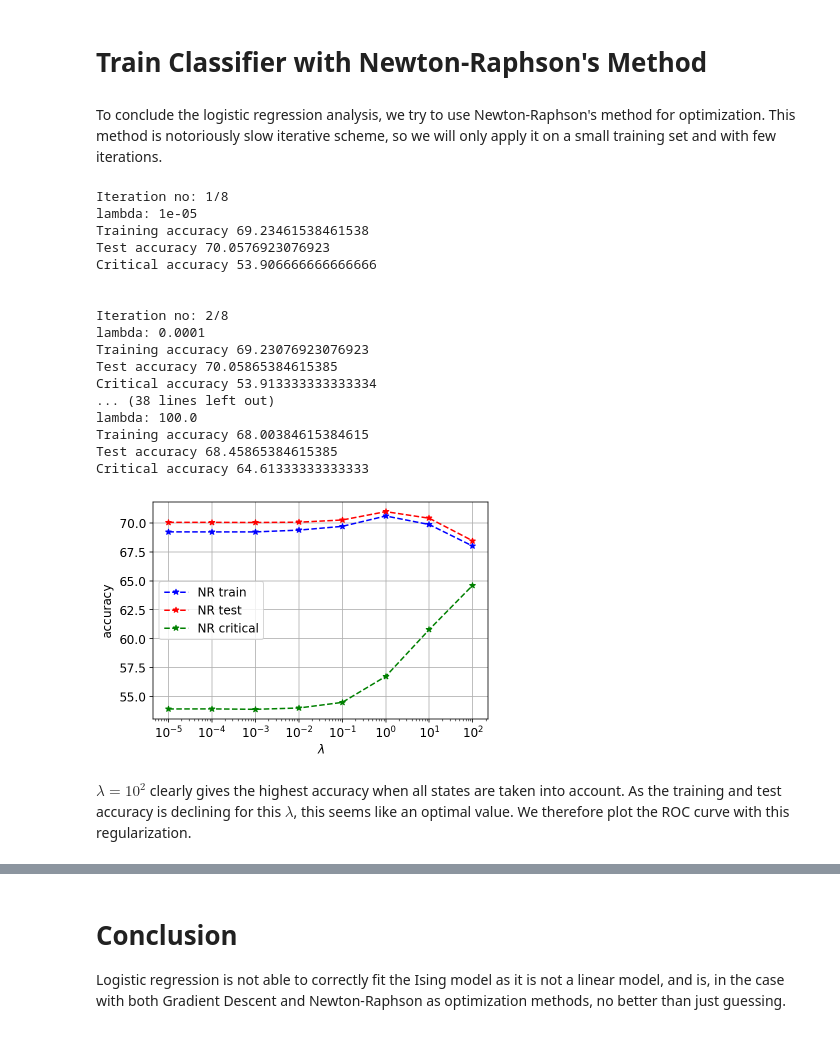
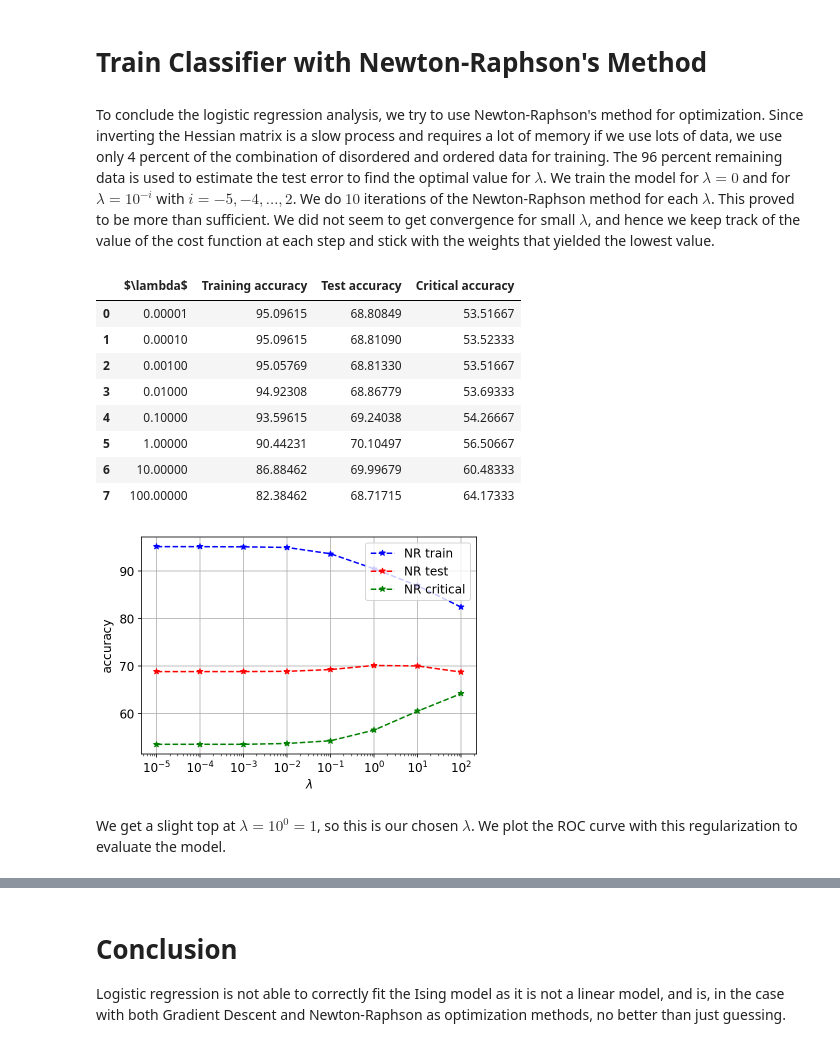
Before and after one commit to Anduron/FYS-STK4155-Project2, a Jupyter notebook: notebooks/logreg_ising.ipynb, the cells around one changed output, grey strips where cells are left out. Drawn from its saved outputs; the diff is of its cells as text; code cells hidden in the pictures.

Commit message:
Update Newton-Raphson ising analysis

```diff
--- a/notebooks/logreg_ising.ipynb
+++ b/notebooks/logreg_ising.ipynb
@@ -402,69 +402,66 @@ LogisticRegression AUC (Critical): 0.5
 [figure]
 # %% [markdown]
 # Train Classifier with Newton-Raphson's Method
-# %% [markdown]
-To conclude the logistic regression analysis, we try to use Newton-Raphson's method for optimization. This method is notoriously slow iterative scheme, so we will only apply it on a small training set and with few iterations.
+# %% [markdown]
+To conclude the logistic regression analysis, we try to use Newton-Raphson's method for optimization. Since inverting the Hessian matrix is a slow process and requires a lot of memory if we use lots of data, we use only 4 percent of the combination of disordered and ordered data for training. The 96 percent remaining data is used to estimate the test error to find the optimal value for $\lambda$. We train the model for $\lambda=0$ and for $\lambda=10^{-i}$ with $i=-5,-4,\ldots,2$. We do $10$ iterations of the Newton-Raphson method for each $\lambda$. This proved to be more than sufficient. We did not seem to get convergence for small $\lambda$, and hence we keep track of the value of the cost function at each step and stick with the weights that yielded the lowest value.
 # %%
-# Initialize instance, use a low number of iterations in order to see the results in this life
-logreg_nr = LogisticRegression(n_iter=5)
+# Initialize instance, use only 1 iteration in order to keep track of the accuracy at each step
+logreg_nr = LogisticRegression(n_iter=1)
 
-# use only 4 percent of the data in Newton-Raphson
+# Use only 4 percent of the data in Newton-Raphson
 X_train_nr, X_test_nr, y_train_nr, y_test_nr = logreg_nr.split_data(X, y, test_ratio=0.96)
 
 lmbdas = np.logspace(-5, 2, 8)
 train_accuracy_nr = np.zeros(lmbdas.shape,np.float64)
 test_accuracy_nr = np.zeros(lmbdas.shape,np.float64)
 critical_accuracy_nr = np.zeros(lmbdas.shape,np.float64)
+weights_nr = []
 
 for i, lmbda in enumerate(lmbdas):
         logreg_nr.set_penalty(lmbda)
-        logreg_nr.fit(X_train_nr, y_train_nr, method='NR')
+        weights = np.zeros(X.shape[1] + 1)
+        lowest_cost = np.inf
+        optimal_weights = weights
+        for j in range(10):
+            weights = logreg_nr.fit(X_train_nr, y_train_nr, method='NR', weights=weights)
+            cost = logreg_nr.cost()
+            if cost < lowest_cost:
+                train_acc = logreg_nr.accuracy(X_train_nr, y_train_nr)
+                test_acc = logreg_nr.accuracy(X_test_nr, y_test_nr)
+                critical_acc = logreg_nr.accuracy(X_critical, y_critical)
+                optimal_weights = weights
 
-        train_acc = logreg_nr.accuracy(X_train, y_train)
-        test_acc = logreg_nr.accuracy(X_test, y_test)
-        critical_acc = logreg_nr.accuracy(X_critical, y_critical)
-        train_accuracy_nr[i] = train_acc
-        test_accuracy_nr[i] = test_acc
-        critical_accuracy_nr[i] = critical_acc
+train_accuracy_nr[i] = train_acc
+test_accuracy_nr[i] = test_acc
+critical_accuracy_nr[i] = critical_acc
+weights_nr.append(optimal_weights)
 
-        print()
-        print(f'Iteration no: {i + 1}/8')
-        print("lambda:", lmbda)
-        print('Training accuracy', train_acc)
-        print('Test accuracy', test_acc)
-        print('Critical accuracy', critical_acc)
-        print()
+df_nr_accuracy = pd.DataFrame({'$\lambda$': lmbdas, 'Training accuracy': train_accuracy_nr, 'Test accuracy': test_accuracy_nr, 'Critical accuracy': critical_accuracy_nr})
+latex_table(df_nr_accuracy, "nr_accuracy.tex")
+display(df_nr_accuracy)
 
 # Plot accuracy
 fig1 = plt.gcf()
 plt.semilogx(lmbdas,train_accuracy_nr,'*--b',label='NR train')
 plt.semilogx(lmbdas,test_accuracy_nr,'*--r',label='NR test')
 plt.semilogx(lmbdas,critical_accuracy_nr,'*--g',label='NR critical')
 plt.xlabel('$\\lambda$')
 plt.ylabel('$\\mathrm{accuracy}$')
 plt.grid()
 plt.legend()
 fig1.savefig(fig_path("log_acc_nr.pdf"), bbox_inches='tight')
 plt.show()
 # %% [output]
-Iteration no: 1/8
-lambda: 1e-05
-Training accuracy 69.23461538461538
-Test accuracy 70.0576923076923
-Critical accuracy 53.906666666666666
-
-
-Iteration no: 2/8
-lambda: 0.0001
-Training accuracy 69.23076923076923
-Test accuracy 70.05865384615385
-Critical accuracy 53.913333333333334
-... (38 lines left out)
-lambda: 100.0
-Training accuracy 68.00384615384615
-Test accuracy 68.45865384615385
-Critical accuracy 64.61333333333333
+|  | $\lambda$ | Training accuracy | Test accuracy | Critical accuracy |
+| 0 | 0.00001 | 95.09615 | 68.80849 | 53.51667 |
+| 1 | 0.00010 | 95.09615 | 68.81090 | 53.52333 |
+| 2 | 0.00100 | 95.05769 | 68.81330 | 53.51667 |
+| 3 | 0.01000 | 94.92308 | 68.86779 | 53.69333 |
+| 4 | 0.10000 | 93.59615 | 69.24038 | 54.26667 |
+| 5 | 1.00000 | 90.44231 | 70.10497 | 56.50667 |
+| 6 | 10.00000 | 86.88462 | 69.99679 | 60.48333 |
+| 7 | 100.00000 | 82.38462 | 68.71715 | 64.17333 |
-[figure, old version]
+[figure, new version]
-# %% [markdown]
-$\lambda = 10^2$ clearly gives the highest accuracy when all states are taken into account. As the training and test accuracy is declining for this $\lambda$, this seems like an optimal value. We therefore plot the ROC curve with this regularization.
+# %% [markdown]
+We get a slight top at $\lambda = 10^0=1$, so this is our chosen $\lambda$. We plot the ROC curve with this regularization to evaluate the model.
 # %%
```
Also changed, not shown: parts of 1 cell of this notebook.
